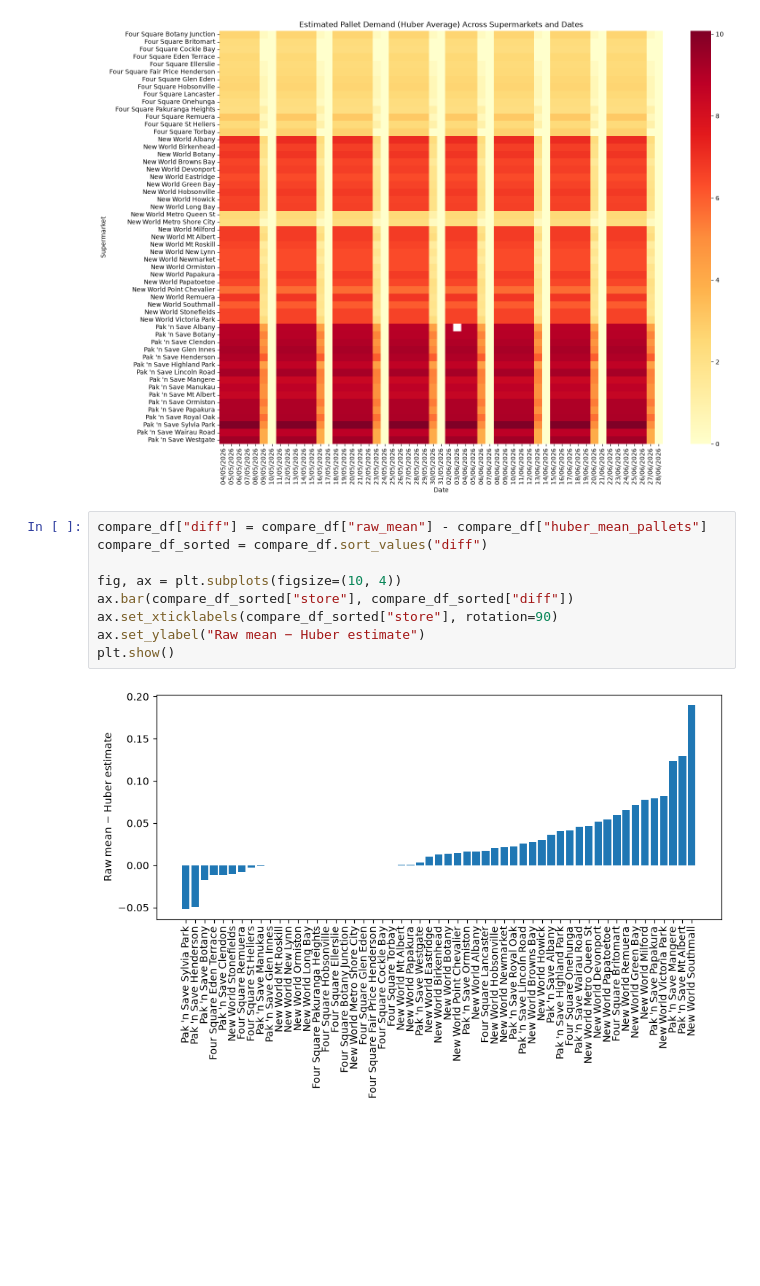
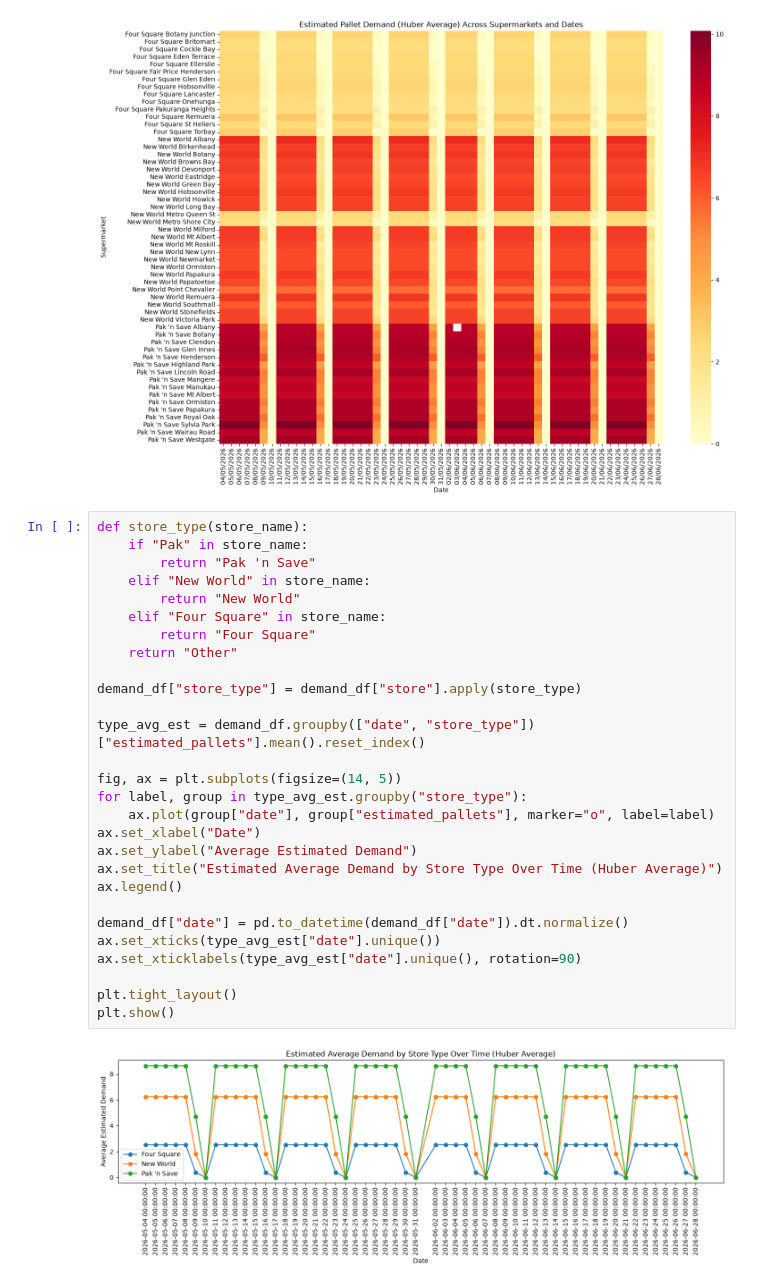
Before and after one commit to avi-nz/ENGSCI-263-Team-01, a Jupyter notebook: main.ipynb, the cells around one changed output. Cells and saved outputs as stored; diff of their text form; blank space fills up the shorter version.

Commit message:
made some more graphs and also changed staturday to round up also

```diff
--- a/main.ipynb
+++ b/main.ipynb
@@ -196,13 +196,32 @@ plt.show()
 # %% [output]
 [figure]
 # %%
-compare_df["diff"] = compare_df["raw_mean"] - compare_df["huber_mean_pallets"]
-compare_df_sorted = compare_df.sort_values("diff")
+def store_type(store_name):
+    if "Pak" in store_name:
+        return "Pak 'n Save"
+    elif "New World" in store_name:
+        return "New World"
+    elif "Four Square" in store_name:
+        return "Four Square"
+    return "Other"
 
-fig, ax = plt.subplots(figsize=(10, 4))
-ax.bar(compare_df_sorted["store"], compare_df_sorted["diff"])
-ax.set_xticklabels(compare_df_sorted["store"], rotation=90)
-ax.set_ylabel("Raw mean − Huber estimate")
+demand_df["store_type"] = demand_df["store"].apply(store_type)
+
+type_avg_est = demand_df.groupby(["date", "store_type"])["estimated_pallets"].mean().reset_index()
+
+fig, ax = plt.subplots(figsize=(14, 5))
+for label, group in type_avg_est.groupby("store_type"):
+    ax.plot(group["date"], group["estimated_pallets"], marker="o", label=label)
+ax.set_xlabel("Date")
+ax.set_ylabel("Average Estimated Demand")
+ax.set_title("Estimated Average Demand by Store Type Over Time (Huber Average)")
+ax.legend()
+
+demand_df["date"] = pd.to_datetime(demand_df["date"]).dt.normalize()
+ax.set_xticks(type_avg_est["date"].unique())
+ax.set_xticklabels(type_avg_est["date"].unique(), rotation=90)
+
+plt.tight_layout()
 plt.show()
 # %% [output]
-[figure, old version]
+[figure, new version]
```
Also changed, not shown: parts of 2 cells of this notebook, 2 other files.
